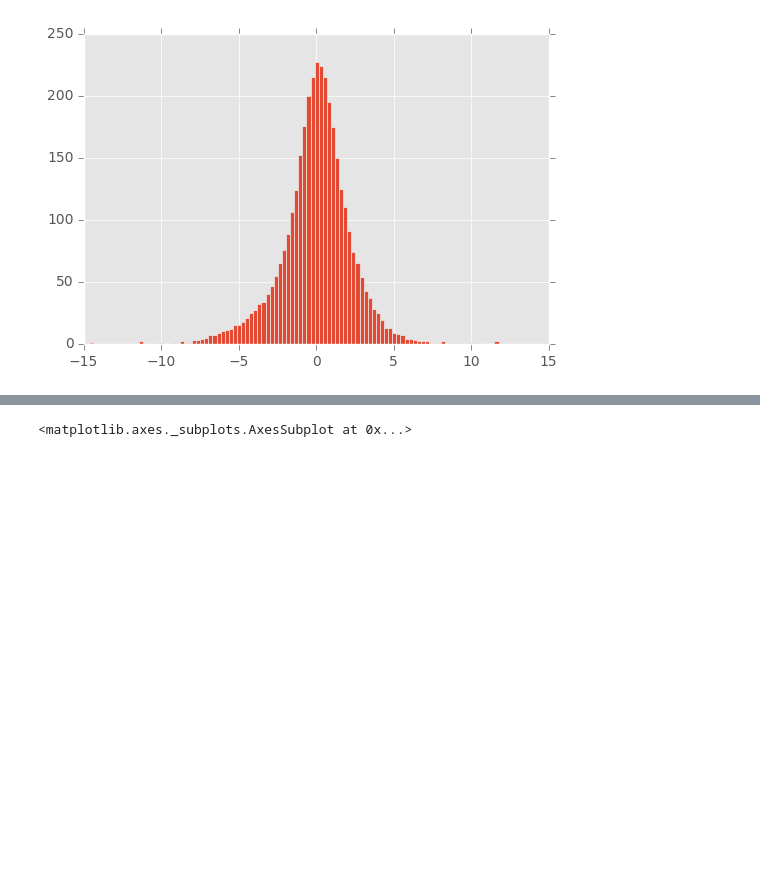
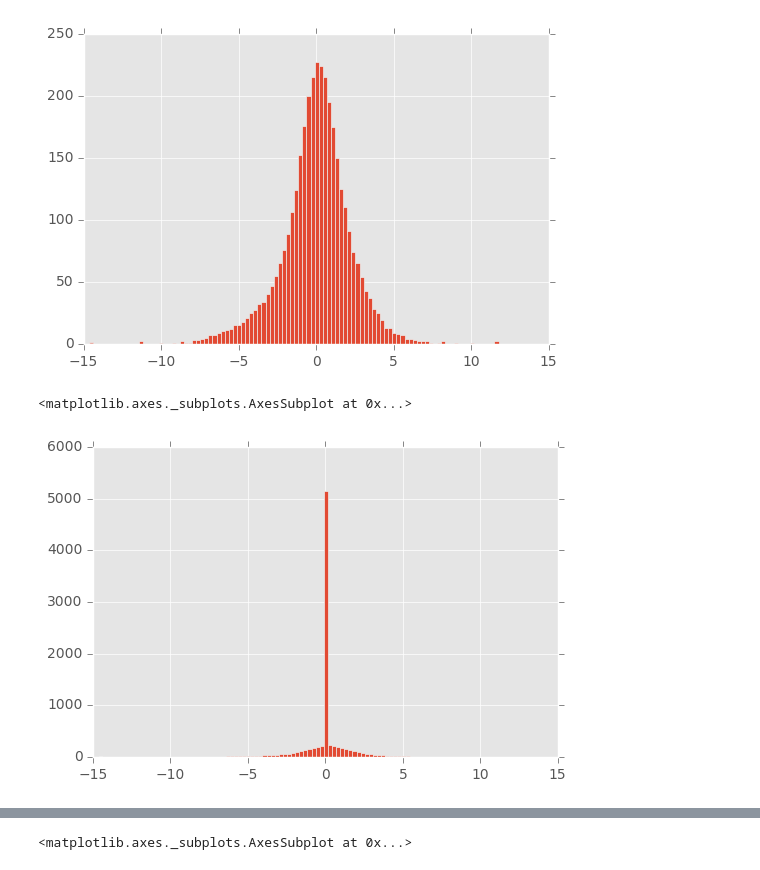
Before and after one commit to MaayanLab/CST_Lung_Cancer_Viz, a Jupyter notebook: notebooks/Improved_Quantile_Normalization.ipynb, the cells around one changed output, grey strips where cells are left out. Drawn from its saved outputs; the diff is of its cells as text; code cells hidden in the pictures; blank space fills up the shorter version.

```diff
--- a/notebooks/Improved_Quantile_Normalization.ipynb
+++ b/notebooks/Improved_Quantile_Normalization.ipynb
@@ -28,6 +32,9 @@ def load_data(data_type):
 
     return df
 # %%
+# load data
+###############
+
 # filtering
 ################
 # data_type = 'ptm45_filter_none'
@@ -41,8 +48,10 @@ data_type = 'ptm45_col-iqn'
 # data_type = 'ptm45_col-qn_row-zscore'
 
 
-df = load_data(data_type)
+# nan and zero version of the data
+df_nans = load_data(data_type)
 
+df_zeros = deepcopy(df_nans)
+df_zeros[np.isnan(df_zeros)] = 0
 
-# print(df.shape)
 cols = df.columns.tolist()
@@ -51 +58,5 @@ inst_series = df[cols[0]]
+# %%
+col_num = 0
+series_nans = df_nans[cols[col_num]]
+series_zeros = df_zeros[cols[col_num]]
 # %%
@@ -54,3 +64,8 @@ inst_series.hist(bins=100)
 # %% [output]
 <matplotlib.axes._subplots.AxesSubplot at 0x...>
 [figure]
+# %%
+series_zeros.hist(bins=100)
+# %% [output]
+<matplotlib.axes._subplots.AxesSubplot at 0x...>
+[figure, added]
```
Also changed, not shown: parts of 9 cells of this notebook.
